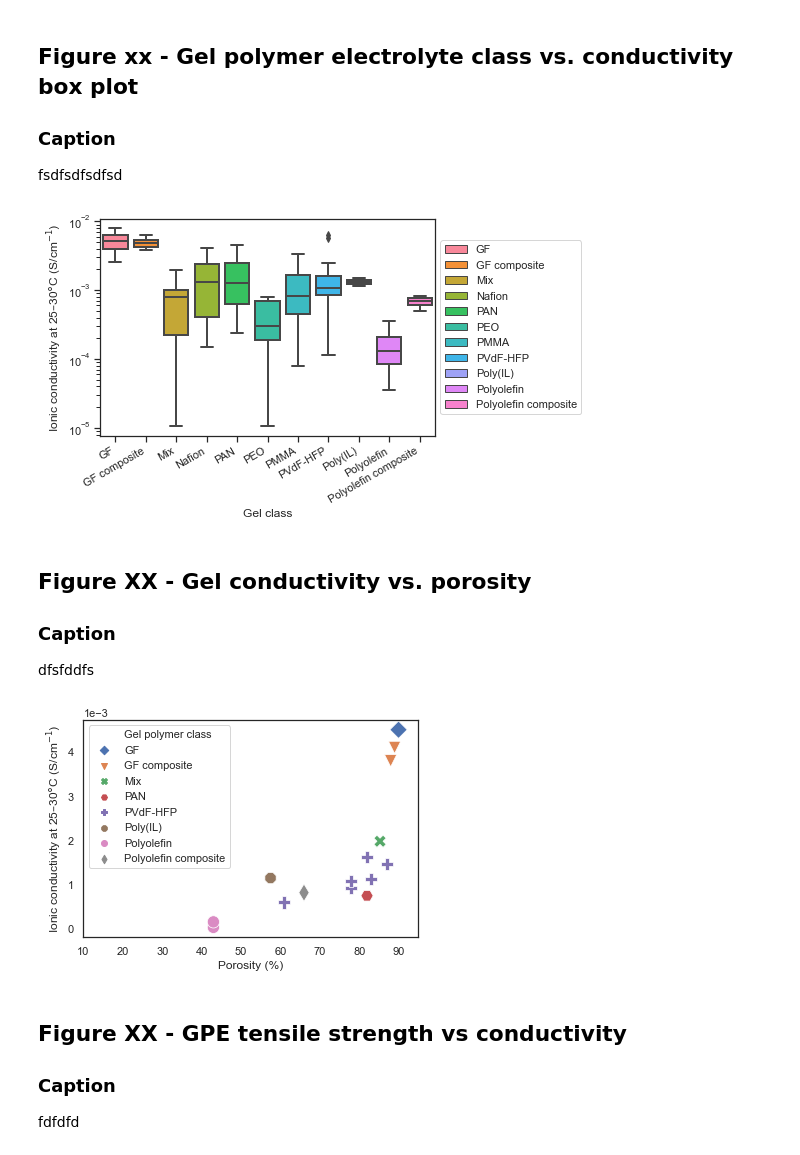
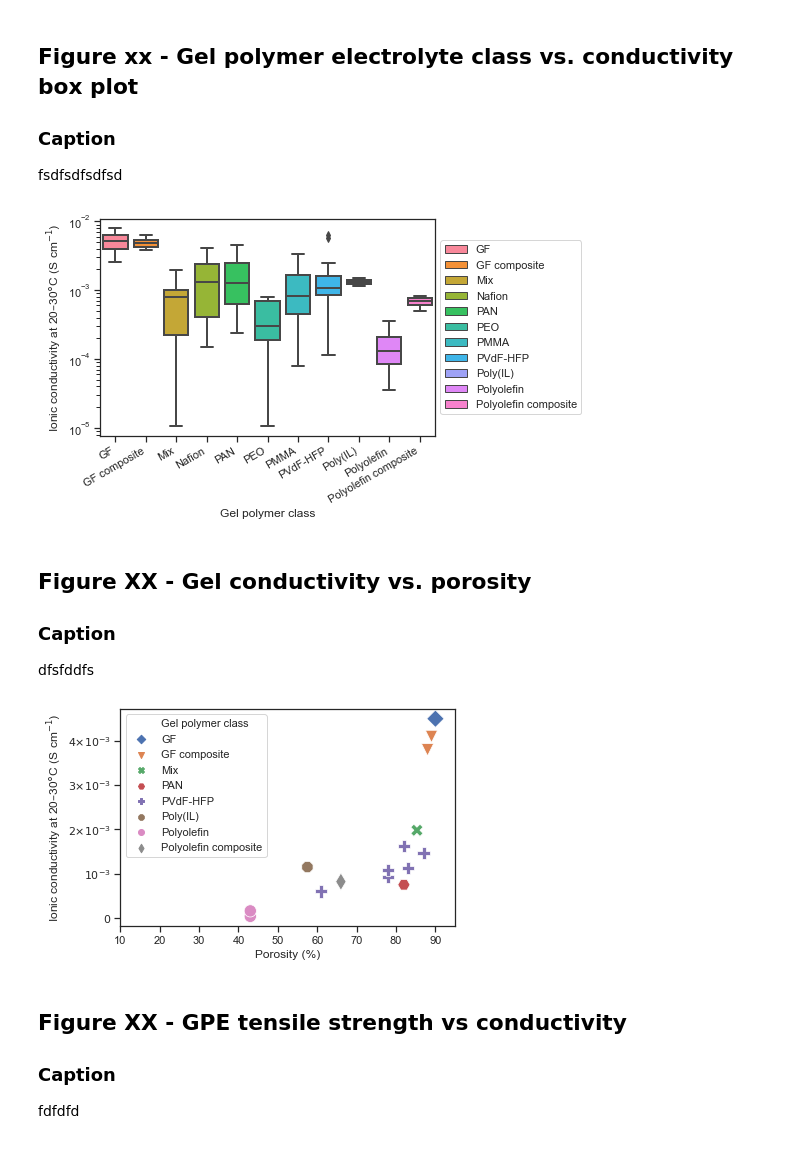
Before and after one commit to jknottUOW/polymer-review-paper, a Jupyter notebook: FIGURES.ipynb, the cells around one changed output. Cells and saved outputs as stored; diff of their text form; code cells hidden in the pictures.

```diff
--- a/FIGURES.ipynb
+++ b/FIGURES.ipynb
@@ -108,8 +110,8 @@ GPE_box = sns.boxplot(
                 linewidth=2,
                 saturation=1.5,
                 ).set(
-    xlabel='Gel class',
-    ylabel='Ionic conductivity at 25$\endash$30$\degree$C (S/cm$^{-1}$)',
+    xlabel='Gel polymer class',
+    ylabel='Ionic conductivity at 20$\endash$30$\degree$C (S cm$^{-1}$)',
     yscale='log',
     )
 plt.xticks(
@@ -126,46 +128,53 @@ plt.savefig('.\FIGURES\GPE_class-vs-cond_box.png',
            bbox_inches='tight',
            dpi=300)
 # %% [output]
-[figure, old version]
+[figure, new version]
 # %% [markdown]
 ## Figure XX - Gel conductivity vs. porosity
 ### Caption
 dfsfddfs
 # %%
+
+
 df_cond_por = df_GPE.loc[:, ('UID', 'class', 'porosity', 'conductivity_(20-30)degC')]
 df_cond_por.dropna(inplace=True)
 df_cond_por.sort_values(by=['class'], inplace=True)
 
 sns.set()
 sns.set_style("white")
+sns.set_style('ticks')
 sns.set_context("notebook",rc={'axes.grid': True})
 
 markers = ['D', 'v', 'X', 'H', 'P', '8', 'o', 'd']
 
 fig_cond = sns.scatterplot(
                 x='porosity',
                 y='conductivity_(20-30)degC',
                 hue='class',
                 data=df_cond_por,
                 s=150,
                 style='class',
                 markers=markers
                 )
 
 plt.xlim(10, 95)
 plt.xlabel('Porosity (%)')
-plt.ylabel('Ionic conductivity at 25$\endash$30$\degree$C (S/cm$^{-1}$)')
+plt.ylabel('Ionic conductivity at 20$\endash$30$\degree$C (S cm$^{-1}$)')
 plt.legend().texts[0].set_text("Gel polymer class")
 plt.ticklabel_format(style='sci', axis='y',scilimits=(0,0))
+
+f = mticker.ScalarFormatter(useOffset=False, useMathText=True)
+g = lambda x,pos : "${}$".format(f._formatSciNotation('%1.10e' % x))
+plt.gca().yaxis.set_major_formatter(mticker.FuncFormatter(g))
 
 plt.savefig('.\FIGURES\GPE_porosity-vs-conductivity.svg',
            transparent=False)
 plt.savefig('.\FIGURES\GPE_porosity-vs-conductivity.png',
            transparent=False,
            bbox_inches='tight',
            dpi=300)
 # %% [output]
-[figure, old version]
+[figure, new version]
 # %% [markdown]
 ## Figure XX - GPE tensile strength vs conductivity
 
```
Also changed, not shown: parts of 5 cells of this notebook, 12 other files.
